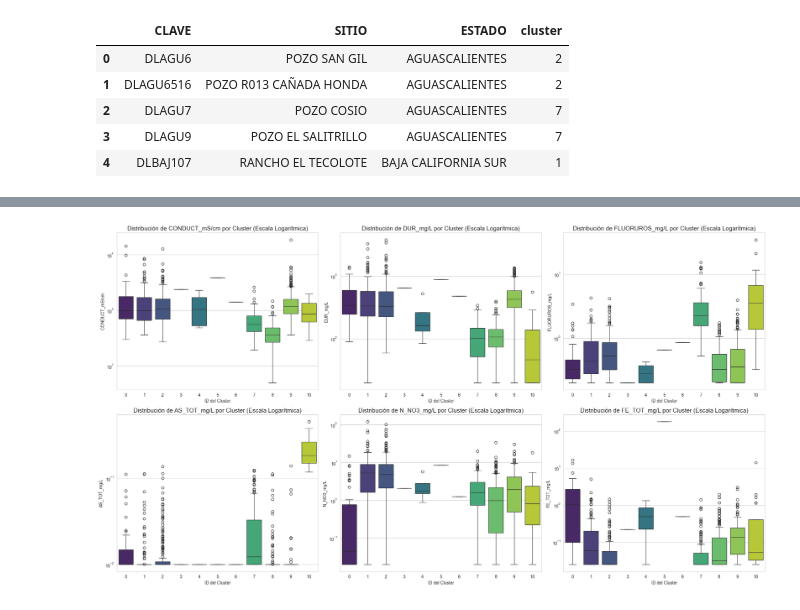
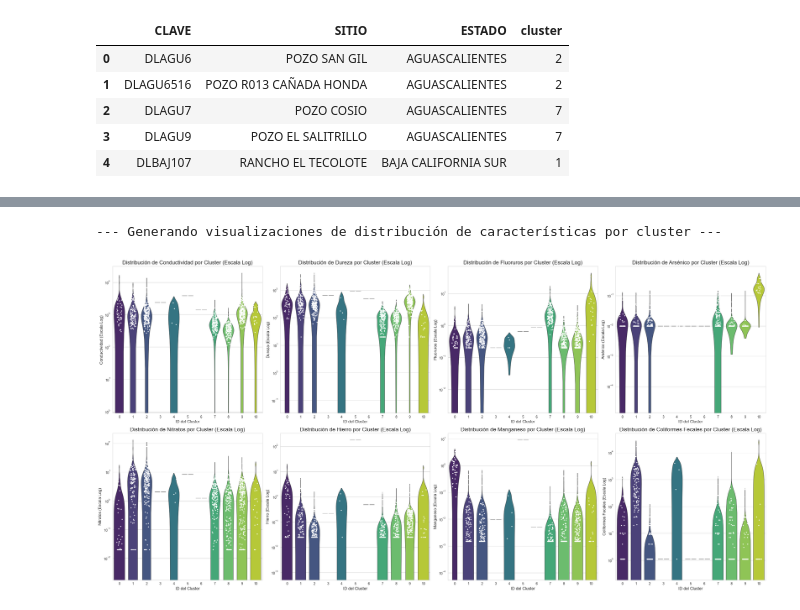
Before and after one commit to danvalvrd/ProyectoFinalIACenfo, a Jupyter notebook: EDA.ipynb, the cells around one changed output, grey strips where cells are left out. Saved outputs shown, nothing was run; the diff lists cells and outputs as text; code cells hidden in the pictures.

```diff
--- a/EDA.ipynb
+++ b/EDA.ipynb
@@ -1117,30 +1266,49 @@ Los diagramas de caja han servido como una herramienta de validación visual ind
 # %%
-# --- Sección 7.2: Visualización de las Características de los Clusters ---
+# --- Sección 7.2: Visualización de las Características de los Clusters (Versión Exhaustiva) ---
 
 if 'df_cleaned' in locals():
-    # Seleccionar algunas características clave para visualizar
-    cols_to_visualize = ['CONDUCT_mS/cm', 'DUR_mg/L', 'FLUORUROS_mg/L', 'AS_TOT_mg/L', 'N_NO3_mg/L', 'FE_TOT_mg/L']
+    # Diccionario expandido de nombres amigables para los títulos
+    friendly_name_map_viz = {
+        'CONDUCT_mS/cm': 'Conductividad',
+        'DUR_mg/L': 'Dureza',
+        'FLUORUROS_mg/L': 'Fluoruros',
+        'AS_TOT_mg/L': 'Arsénico',
+        'N_NO3_mg/L': 'Nitratos',
+        'FE_TOT_mg/L': 'Hierro',
+        'MN_TOT_mg/L': 'Manganeso',  # <-- Añadido
+        'COLI_FEC_NMP/100_mL': 'Coliformes Fecales' # <-- Añadido
+    }
 
-    fig, axes = plt.subplots(2, 3, figsize=(22, 12))
+    # Lista expandida de características a visualizar
+    cols_to_visualize = list(friendly_name_map_viz.keys())
+
+    # Ajustar el tamaño de la figura para una matriz de 2x4
+    fig, axes = plt.subplots(2, 4, figsize=(28, 14))
     axes = axes.flatten()
 
+    print("--- Generando visualizaciones de distribución de características por cluster ---")
     for i, col in enumerate(cols_to_visualize):
         ax = axes[i]
-        sns.boxplot(x='cluster', y=col, data=df_cleaned, ax=ax, palette='viridis')
 
-        # Usar una escala logarítmica para el eje Y si los datos están muy sesgados, para mejorar la legibilidad
+        sns.violinplot(x='cluster', y=col, data=df_cleaned, ax=ax, palette='viridis', inner=None, linewidth=0.8)
+        sns.stripplot(x='cluster', y=col, data=df_cleaned, ax=ax, color='white', edgecolor='gray', size=3, jitter=0.2)
+
+        friendly_name = friendly_name_map_viz.get(col, col)
+
         if df_cleaned[col].skew() > 3:
             ax.set_yscale('log')
-            ax.set_title(f'Distribución de {col} por Cluster (Escala Logarítmica)', fontsize=14)
+            ax.set_title(f'Distribución de {friendly_name} por Cluster (Escala Log)', fontsize=16)
+            ax.set_ylabel(f'{friendly_name} (Escala Log)', fontsize=12)
         else:
-            ax.set_title(f'Distribución de {col} por Cluster', fontsize=14)
+            ax.set_title(f'Distribución de {friendly_name} por Cluster', fontsize=16)
+            ax.set_ylabel(friendly_name, fontsize=12)
 
-        ax.set_xlabel('ID del Cluster')
-        ax.set_ylabel(col) # Añadir etiqueta Y para claridad
+        ax.set_xlabel('ID del Cluster', fontsize=12)
 
     plt.tight_layout()
     plt.show()
 else:
     print("El DataFrame 'df_cleaned' no fue encontrado.")
 # %% [output]
+--- Generando visualizaciones de distribución de características por cluster ---
-[figure, old version]
+[figure, new version]
```
Also changed, not shown: parts of 11 cells of this notebook.
